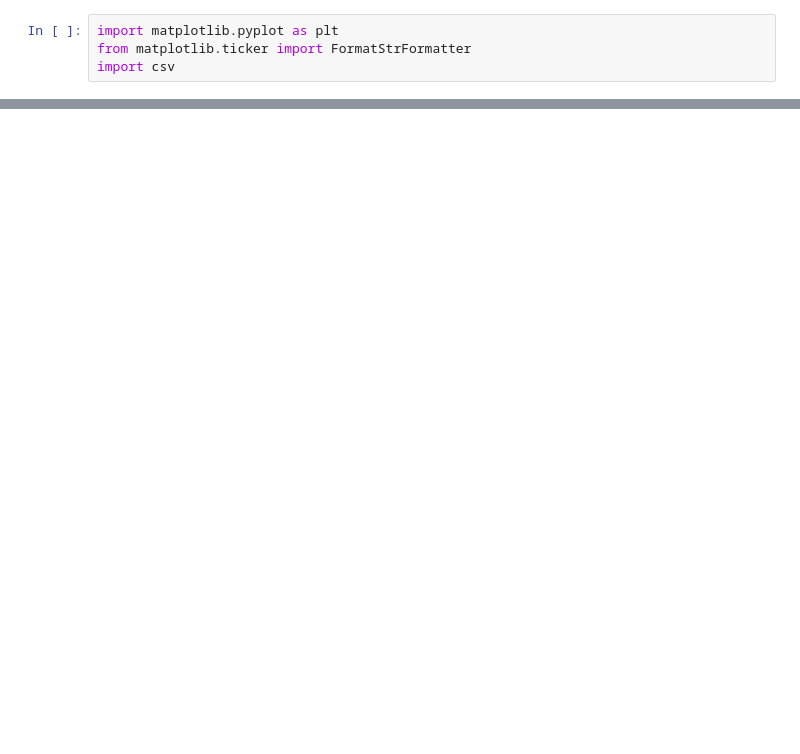
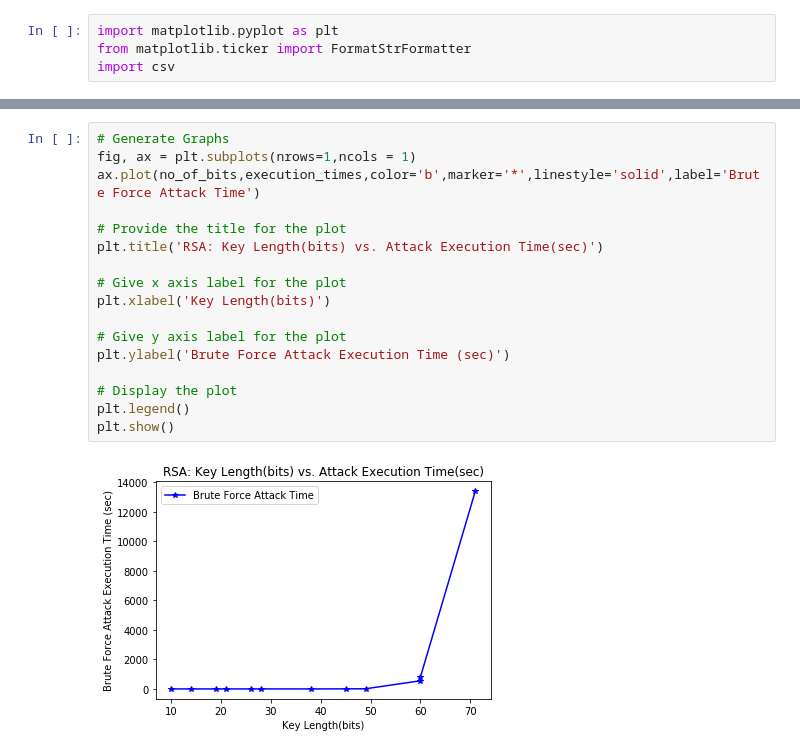
Before and after one commit to radwaahmed2132000/RSA_CyperSecurity, a Jupyter notebook: graph.ipynb, the cells around one changed output, grey strips where cells are left out. Saved outputs shown, nothing was run; the diff lists cells and outputs as text; blank space fills up the shorter version.

Commit message:
Graphs Ready

```diff
--- a/graph.ipynb
+++ b/graph.ipynb
@@ -68,0 +77,19 @@ plt.show()
+# %%
+# Generate Graphs
+fig, ax = plt.subplots(nrows=1,ncols = 1)
+ax.plot(no_of_bits,execution_times,color='b',marker='*',linestyle='solid',label='Brute Force Attack Time')
+
+# Provide the title for the plot
+plt.title('RSA: Key Length(bits) vs. Attack Execution Time(sec)')
+
+# Give x axis label for the plot
+plt.xlabel('Key Length(bits)')
+
+# Give y axis label for the plot
+plt.ylabel('Brute Force Attack Execution Time (sec)')
+
+# Display the plot
+plt.legend()
+plt.show()
+# %% [output]
+[figure, added]
```
Also changed, not shown: parts of 4 cells of this notebook, 4 other files.
